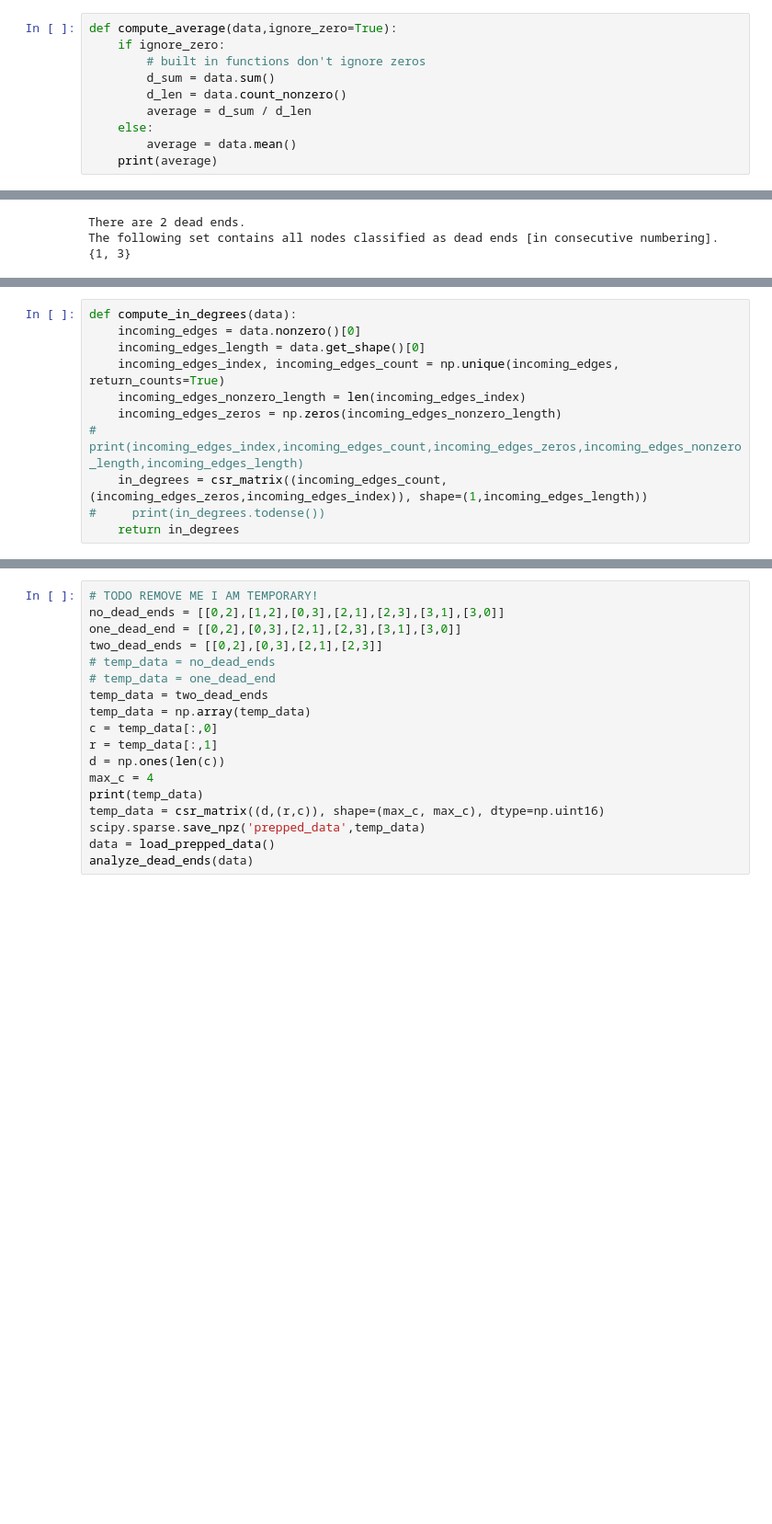
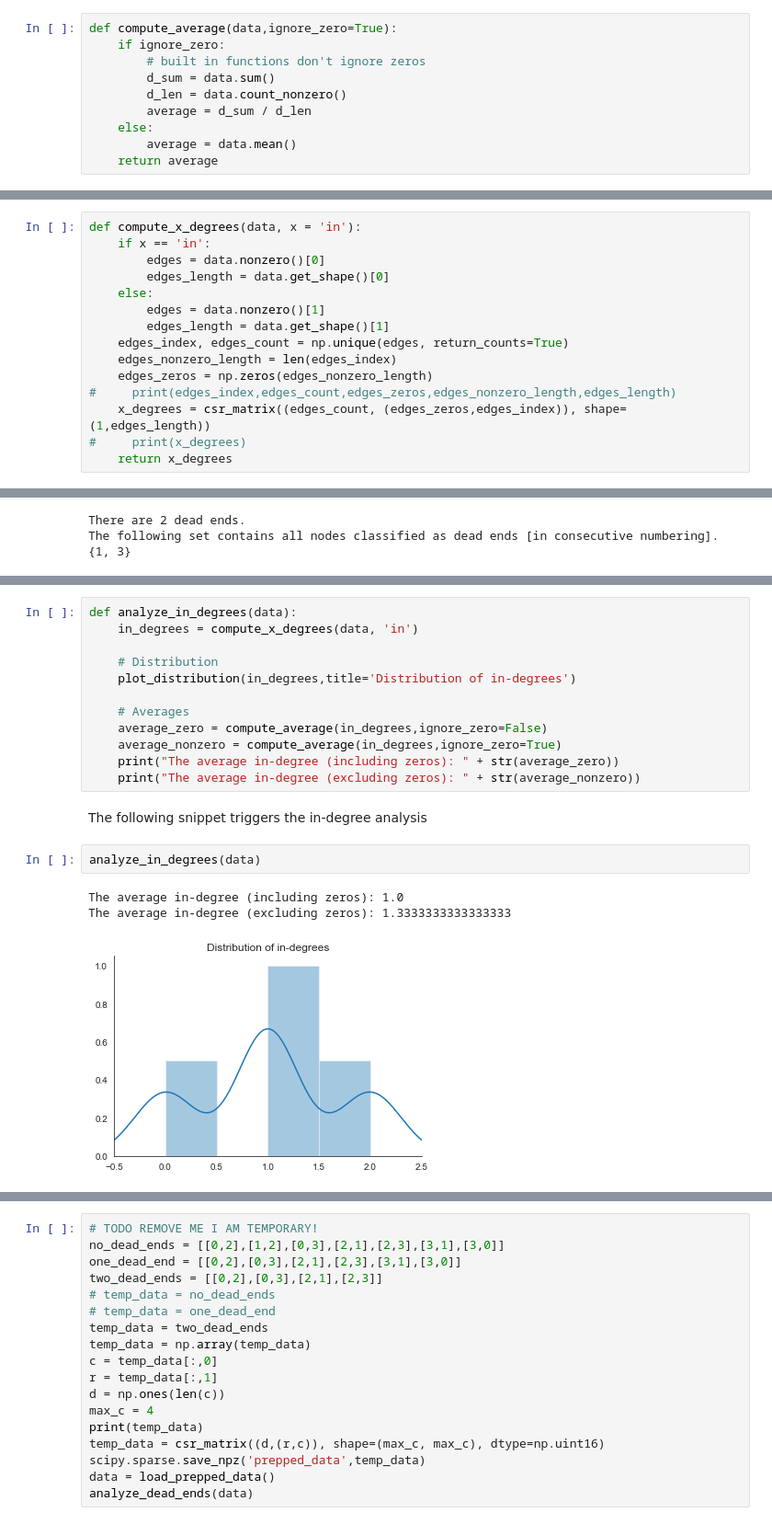
Before and after one commit to Stvdputten/AIDM, a Jupyter notebook: AIDM3/eda.ipynb, the cells around one changed output, grey strips where cells are left out. Shown: that part at 92% size. Cells and saved outputs as stored; diff of their text form; blank space fills up the shorter version.

Commit message:
Shifted code to generic functions. Implemented out-degrees

```diff
--- a/AIDM3/eda.ipynb
+++ b/AIDM3/eda.ipynb
@@ -74,4 +74,4 @@ def compute_average(data,ignore_zero=True):
         average = d_sum / d_len
     else:
         average = data.mean()
-    print(average)
+    return average
@@ -78,3 +87,18 @@ def compute_average(data,ignore_zero=True):
+# %%
+def compute_x_degrees(data, x = 'in'):
+    if x == 'in':
+        edges = data.nonzero()[0]
+        edges_length = data.get_shape()[0]
+    else:
+        edges = data.nonzero()[1]
+        edges_length = data.get_shape()[1]
+    edges_index, edges_count = np.unique(edges, return_counts=True)
+    edges_nonzero_length = len(edges_index)
+    edges_zeros = np.zeros(edges_nonzero_length)
+#     print(edges_index,edges_count,edges_zeros,edges_nonzero_length,edges_length)
+    x_degrees = csr_matrix((edges_count, (edges_zeros,edges_index)), shape=(1,edges_length))
+#     print(x_degrees)
+    return x_degrees
 # %% [markdown]
 #### **Dead Ends**
 This section is concerned with determining how many dead ends there are. A dead end refers to nodes which do not have any outgoing edges.
@@ -138,12 +159,21 @@ Additionally, it returns the following values:
-# %%
-def compute_in_degrees(data):
-    incoming_edges = data.nonzero()[0]
-    incoming_edges_length = data.get_shape()[0]
-    incoming_edges_index, incoming_edges_count = np.unique(incoming_edges, return_counts=True)
-    incoming_edges_nonzero_length = len(incoming_edges_index)
-    incoming_edges_zeros = np.zeros(incoming_edges_nonzero_length)
-#     print(incoming_edges_index,incoming_edges_count,incoming_edges_zeros,incoming_edges_nonzero_length,incoming_edges_length)
-    in_degrees = csr_matrix((incoming_edges_count, (incoming_edges_zeros,incoming_edges_index)), shape=(1,incoming_edges_length))
-#     print(in_degrees.todense())
-    return in_degrees
+# %%
+def analyze_in_degrees(data):
+    in_degrees = compute_x_degrees(data, 'in')
+
+    # Distribution
+    plot_distribution(in_degrees,title='Distribution of in-degrees')
+
+    # Averages
+    average_zero = compute_average(in_degrees,ignore_zero=False)
+    average_nonzero = compute_average(in_degrees,ignore_zero=True)
+    print("The average in-degree (including zeros): " + str(average_zero))
+    print("The average in-degree (excluding zeros): " + str(average_nonzero))
+# %% [markdown]
+The following snippet triggers the in-degree analysis
+# %%
+analyze_in_degrees(data)
+# %% [output]
+The average in-degree (including zeros): 1.0
+The average in-degree (excluding zeros): 1.3333333333333333
+[figure, added]
 # %% [markdown]
```
Also changed, not shown: parts of 6 cells of this notebook.
